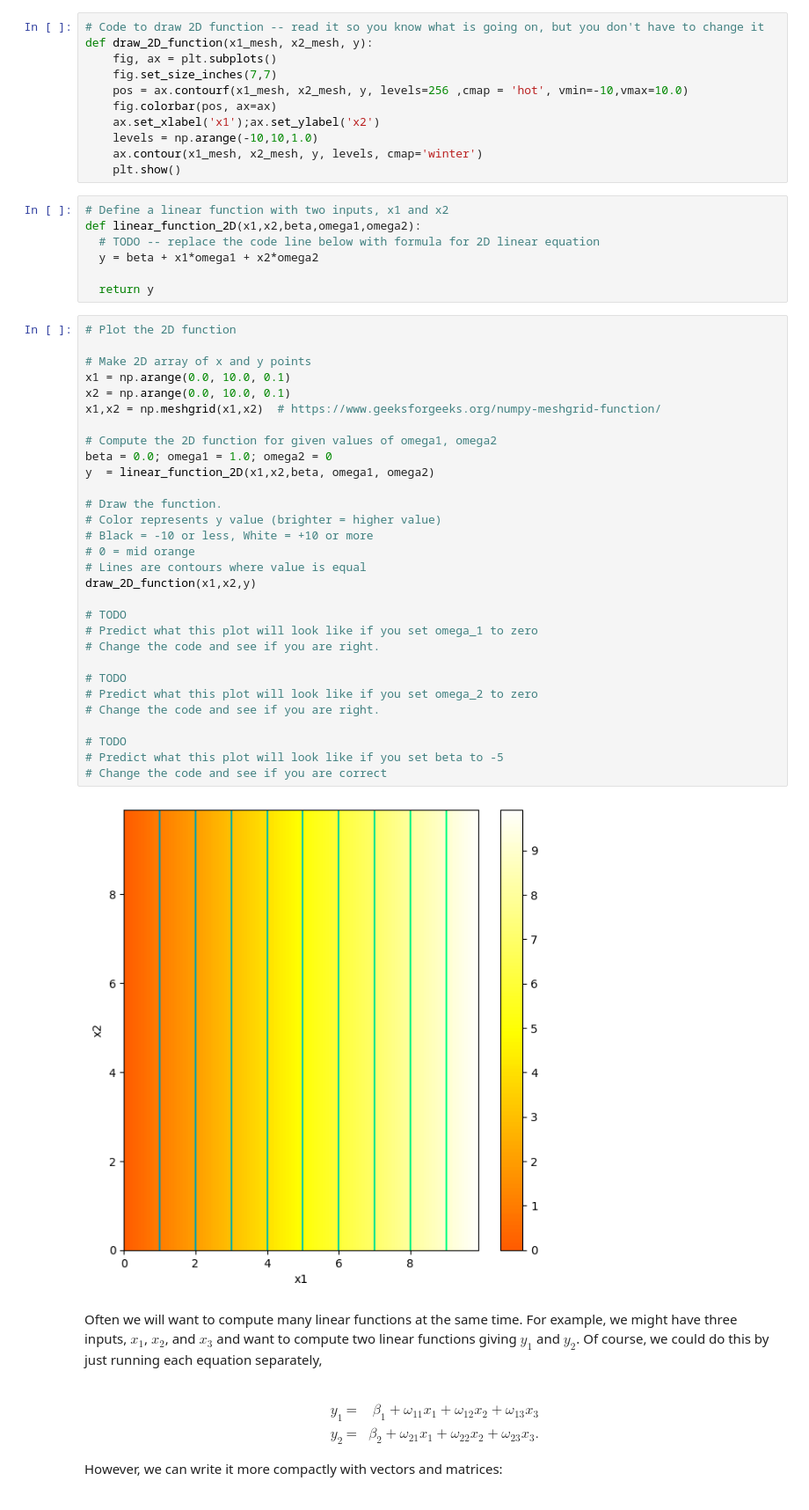
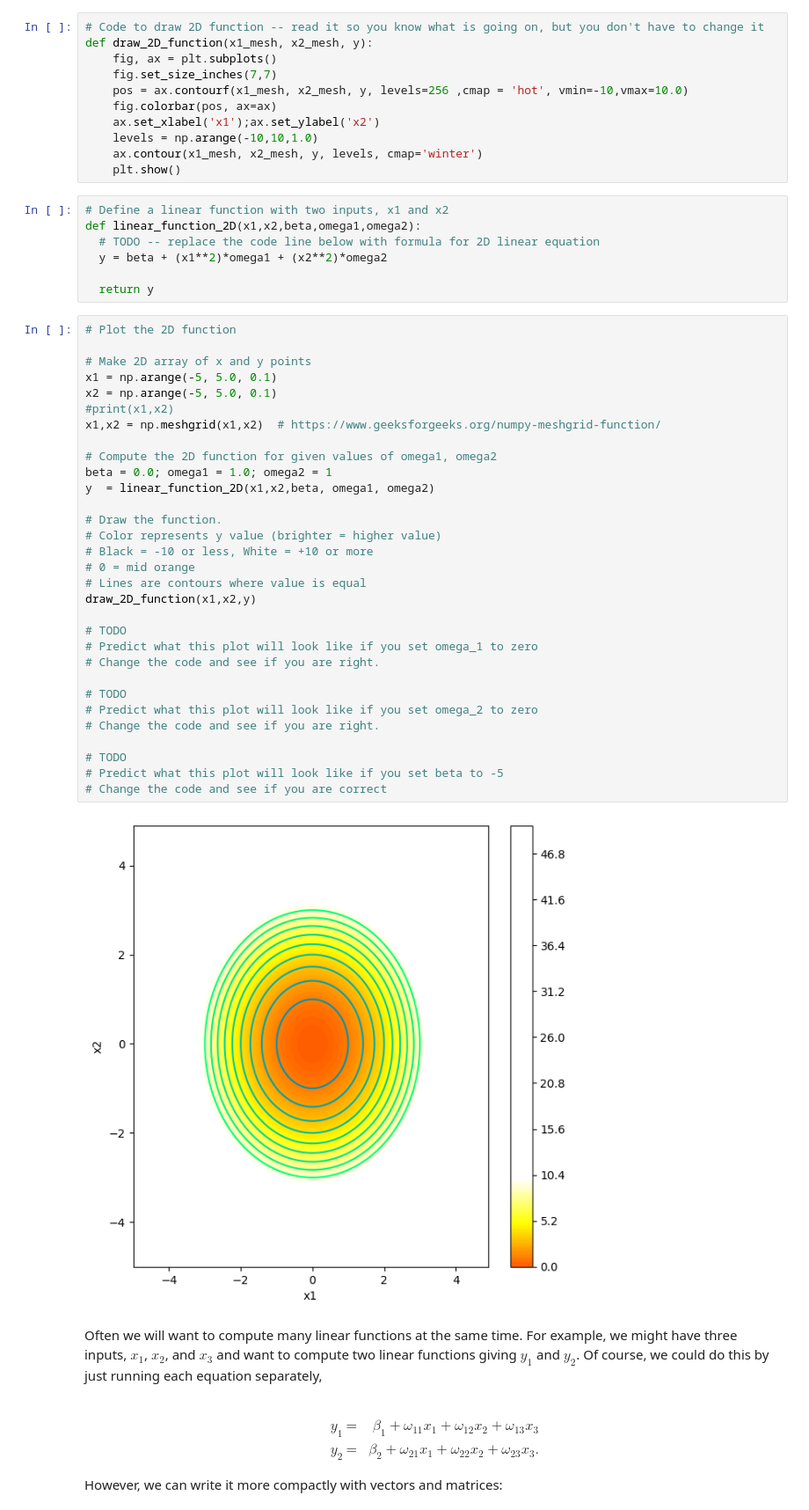
Before and after one commit to Geethasaikrishna/udlbook, a Jupyter notebook: Notebooks/Chap01/1_1_BackgroundMathematics.ipynb, the cells around one changed output. Shown at 88% size. Drawn from its saved outputs; the diff is of its cells as text.

```diff
--- a/Notebooks/Chap01/1_1_BackgroundMathematics.ipynb
+++ b/Notebooks/Chap01/1_1_BackgroundMathematics.ipynb
@@ -69,41 +69,42 @@ def draw_2D_function(x1_mesh, x2_mesh, y):
 # Define a linear function with two inputs, x1 and x2
 def linear_function_2D(x1,x2,beta,omega1,omega2):
   # TODO -- replace the code line below with formula for 2D linear equation
-  y = beta + x1*omega1 + x2*omega2
+  y = beta + (x1**2)*omega1 + (x2**2)*omega2
 
   return y
 # %%
 # Plot the 2D function
 
 # Make 2D array of x and y points
-x1 = np.arange(0.0, 10.0, 0.1)
-x2 = np.arange(0.0, 10.0, 0.1)
+x1 = np.arange(-5, 5.0, 0.1)
+x2 = np.arange(-5, 5.0, 0.1)
+#print(x1,x2)
 x1,x2 = np.meshgrid(x1,x2)  # https://www.geeksforgeeks.org/numpy-meshgrid-function/
 
 # Compute the 2D function for given values of omega1, omega2
-beta = 0.0; omega1 = 1.0; omega2 = 0
+beta = 0.0; omega1 = 1.0; omega2 = 1
 y  = linear_function_2D(x1,x2,beta, omega1, omega2)
 
 # Draw the function.
 # Color represents y value (brighter = higher value)
 # Black = -10 or less, White = +10 or more
 # 0 = mid orange
 # Lines are contours where value is equal
 draw_2D_function(x1,x2,y)
 
 # TODO
 # Predict what this plot will look like if you set omega_1 to zero
 # Change the code and see if you are right.
 
 # TODO
 # Predict what this plot will look like if you set omega_2 to zero
 # Change the code and see if you are right.
 
 # TODO
 # Predict what this plot will look like if you set beta to -5
 # Change the code and see if you are correct
 # %% [output]
-[figure, old version]
+[figure, new version]
 # %% [markdown]
 Often we will want to compute many linear functions at the same time.  For example, we might have three inputs, $x_1$, $x_2$, and $x_3$ and want to compute two linear functions giving $y_1$ and $y_2$. Of course, we could do this by just running each equation separately,<br><br>
 
```
Also changed, not shown: parts of 5 cells of this notebook.
